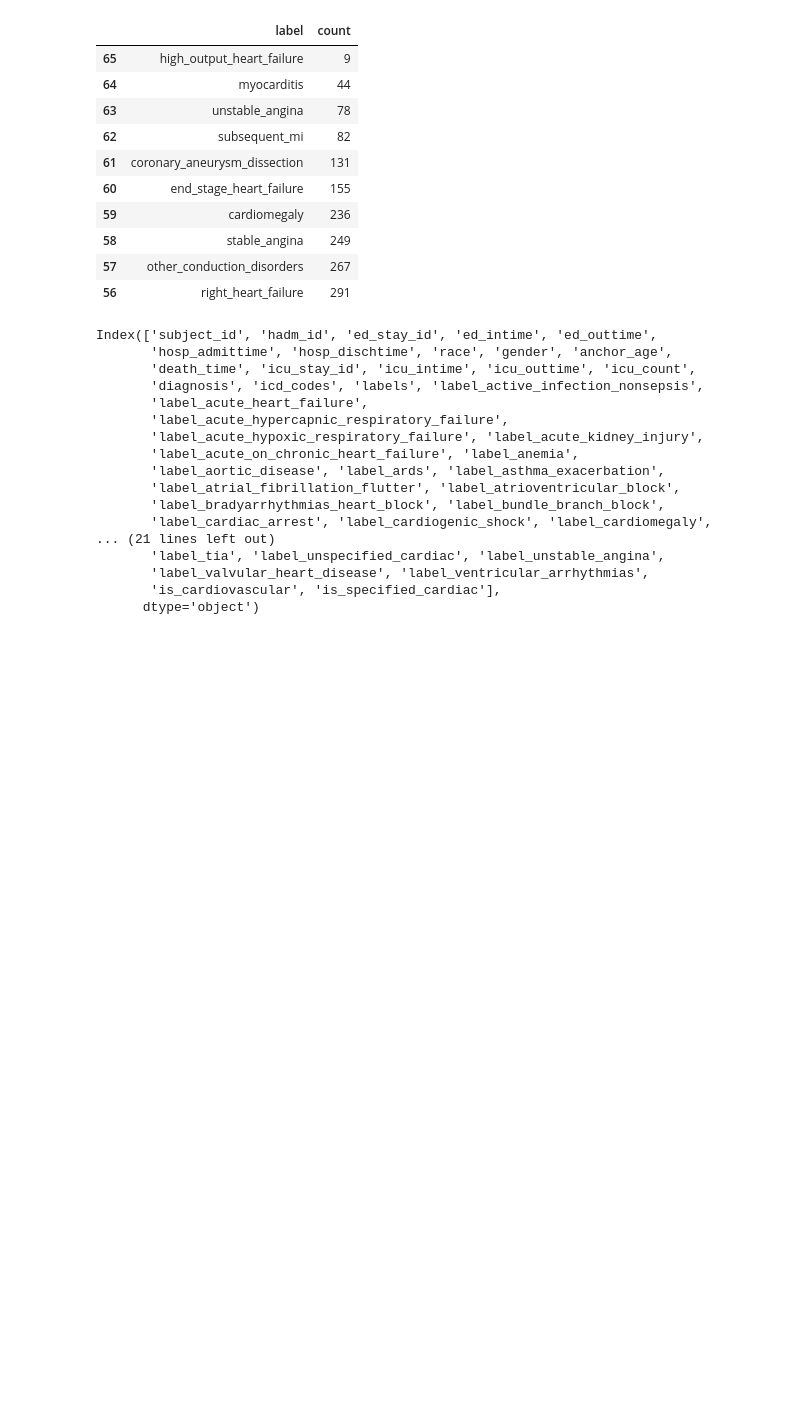
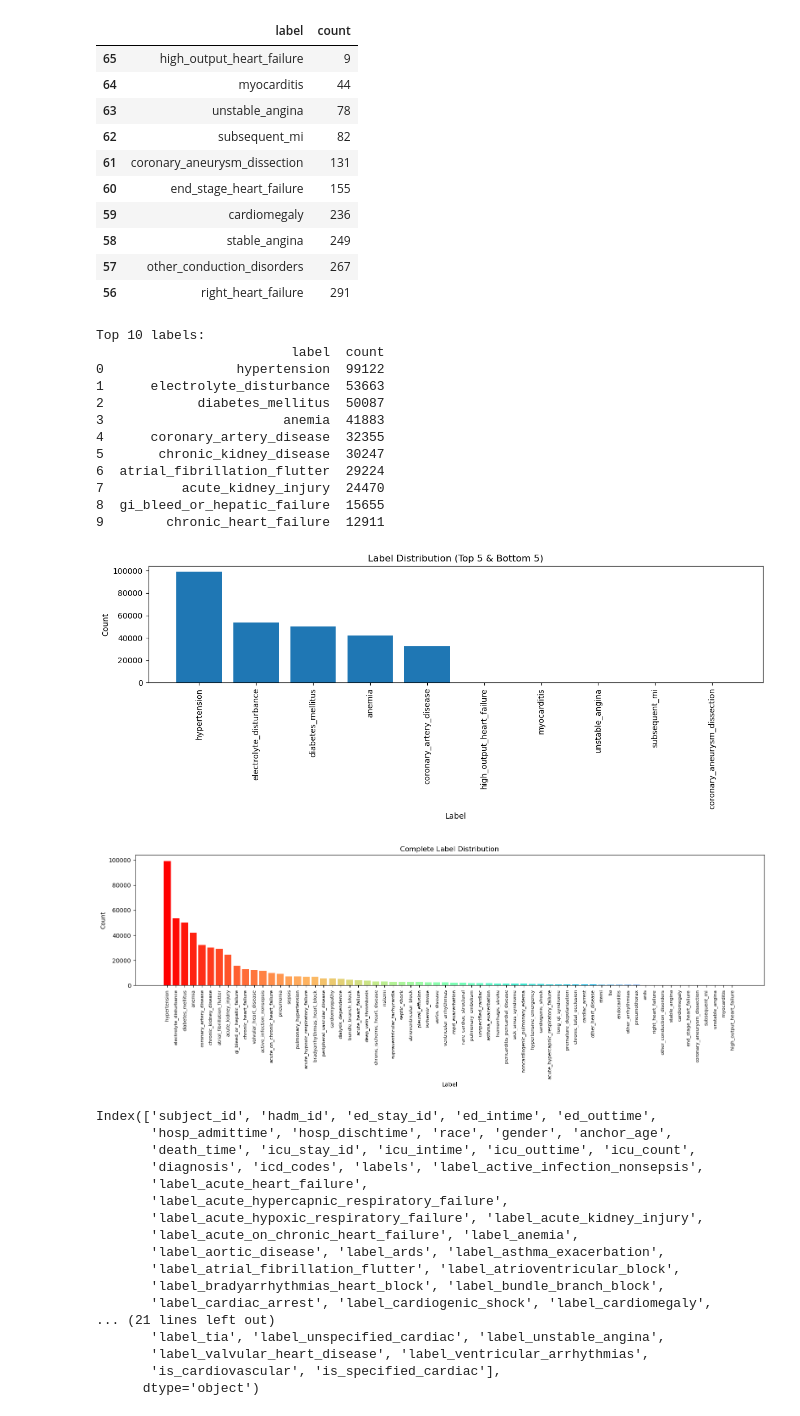
Before and after one commit to brandonng2/CardioTwin, a Jupyter notebook: notebooks/icd_extraction.ipynb, the cells around one changed output. Saved outputs shown, nothing was run; the diff lists cells and outputs as text; code cells hidden in the pictures; blank space fills up the shorter version.

Commit message:
EDA, fixing machine_measurements labels, fixed run.py

```diff
--- a/notebooks/icd_extraction.ipynb
+++ b/notebooks/icd_extraction.ipynb
@@ -30,8 +30,10 @@ config_path = os.path.join(repo_root, "configs", "icdcode_extractor_params.json"
 with open(config_path, "r") as f:
     config = json.load(f)
 
+in_dir = os.path.join(repo_root, config["paths"]["in_dir"])
+
 # Pass in_dir as the first argument
-clinical_data = load_clinical_data(config)
+clinical_data = load_clinical_data(in_dir, config)
 clinical_data.head(5)
 # %% [output]
 |  | subject_id | hadm_id | ed_stay_id | ed_intime | ed_outtime | hosp_admittime | hosp_dischtime | race | ... |
@@ -100,6 +102,61 @@ label_df.head(10)
 | 58 | stable_angina | 249 |
 | 57 | other_conduction_disorders | 267 |
 | 56 | right_heart_failure | 291 |
+# %%
+# Flatten labels from lists
+all_labels = clinical_data['labels'].explode().dropna().astype(str).str.lower()
+
+label_counts = all_labels.value_counts()
+MIN_COUNT = 0  # keep frequent enough labels
+label_df = label_counts[label_counts >= MIN_COUNT].reset_index()
+label_df.columns = ['label', 'count']
+label_df = label_df.sort_values('count', ascending=False)
+
+# Display top 10 labels
+print("Top 10 labels:")
+print(label_df.head(10))
+
+# Get top 5 and bottom 5 labels by count
+top_bottom_df = pd.concat([
+    label_df.nlargest(5, 'count'),
+    label_df.nsmallest(5, 'count')
+])
+
+# Plot top 5 and bottom 5
+plt.figure(figsize=(12, 5))
+plt.bar(top_bottom_df['label'], top_bottom_df['count'])
+plt.xticks(rotation=90)
+plt.title("Label Distribution (Top 5 & Bottom 5)")
+plt.ylabel("Count")
+plt.xlabel("Label")
+plt.tight_layout()
+plt.show()
+
+# Plot all labels
+plt.figure(figsize=(16, 6))
+colors = plt.cm.rainbow(np.linspace(0, 1, len(label_df)))[::-1]
+plt.bar(label_df['label'], label_df['count'], color=colors)
+plt.xticks(rotation=90, fontsize=8)
+plt.title("Complete Label Distribution")
+plt.ylabel("Count")
+plt.xlabel("Label")
+plt.tight_layout()
+plt.show()
+# %% [output]
+Top 10 labels:
+                         label  count
+0                 hypertension  99122
+1      electrolyte_disturbance  53663
+2            diabetes_mellitus  50087
+3                       anemia  41883
+4      coronary_artery_disease  32355
+5       chronic_kidney_disease  30247
+6  atrial_fibrillation_flutter  29224
+7          acute_kidney_injury  24470
+8  gi_bleed_or_hepatic_failure  15655
+9        chronic_heart_failure  12911
+[figure, added]
+[figure, added]
 # %%
 clinical_data.columns
 # %% [output]
```
Also changed, not shown: parts of 3 cells of this notebook, 6 other files.
